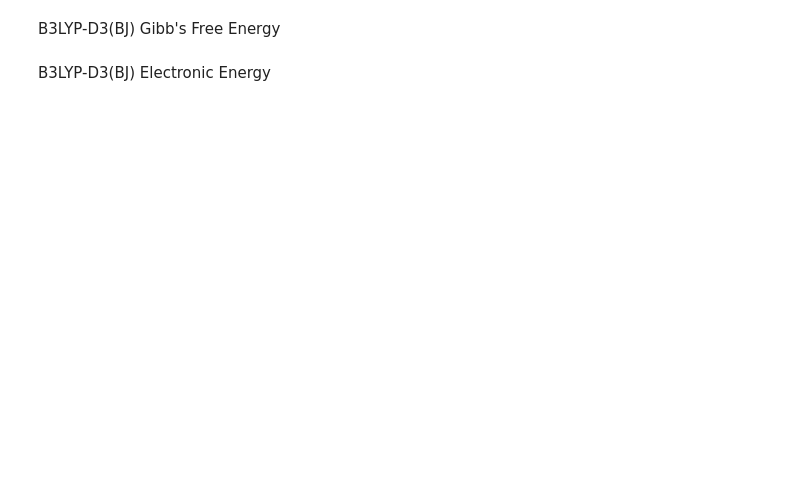
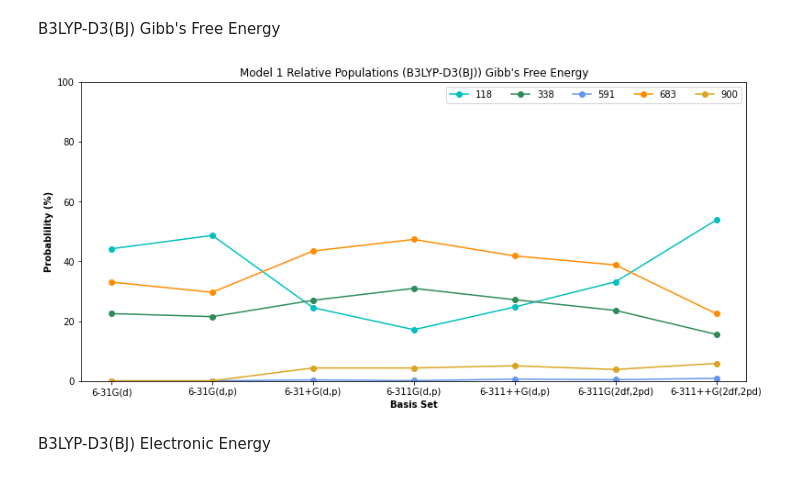
Before and after one commit to nicoleipi/CCS, a Jupyter notebook: data/EF_M1_Basis_Population.ipynb, the cells around one changed output. Drawn from its saved outputs; the diff is of its cells as text; code cells hidden in the pictures; blank space fills up the shorter version.

```diff
--- a/data/EF_M1_Basis_Population.ipynb
+++ b/data/EF_M1_Basis_Population.ipynb
@@ -97,46 +103,49 @@ plt.show()
 B3LYP-D3(BJ) Gibb's Free Energy
 # %%
 #Aesthetics
+mpl.rcParams['axes.prop_cycle'] = mpl.cycler(color=["c", "seagreen", "cornflowerblue", "darkorange", "goldenrod"])
 fig = plt.figure(figsize=(13, 6))
 fig.patch.set_facecolor('white')
 
 #Plotting
 font = {'fontname':'DejaVu Sans',}
 
-directory = r'D3BJ_model1/calc'
+directory = r'D3BJ_model1/useful_calc'
 for file in os.listdir(directory):
     #print(file)
     filename = os.path.splitext(file)[0]
     #print(filename)
 
     isomer = filename.split("_",4)
 
     #Read Data
-    data_raw = pd.read_csv('D3BJ_model1/calc/%s' % file)
+    data_raw = pd.read_csv('D3BJ_model1/useful_calc/%s' % file)
     xdata = data_raw*100
     data = xdata.round(2)
     #print(data)
 
     #Data
     basis = data.basis_set
     G = data.G
 
     plt.plot(basis, G, label=isomer[3], marker='o')
 
-plt.legend(loc = 'best', mode = "expand", ncol = 8)
+plt.legend(loc = 'best', ncol = 5)
 
 #Axes
 ax = plt.gca()
 ax.set_facecolor('#ffffff')
 ax.set_ylim([0,100])
 plt.title('Model 1 Relative Populations (B3LYP-D3(BJ)) Gibb\'s Free Energy', font)
 plt.xlabel('Basis Set', font, fontweight='bold')
 plt.ylabel('Probablility (%)', font, fontweight='bold')
 plt.xticks([0, 100, 200, 300, 400, 500, 600], ['6-31G(d)', '6-31G(d,p)', '6-31+G(d,p)', '6-311G(d,p)', '6-311++G(d,p)', '6-311G(2df,2pd)', '6-311++G(2df,2pd)'])
 
 #Show
 plt.savefig('model1/d_plots/g_model1.png' % basis[1], bbox_inches='tight', dpi=300)
 plt.show()
+# %% [output]
+[figure, added]
 # %% [markdown]
 B3LYP-D3(BJ) Electronic Energy
 # %%
```
Also changed, not shown: parts of 4 cells of this notebook, 43 other files.
